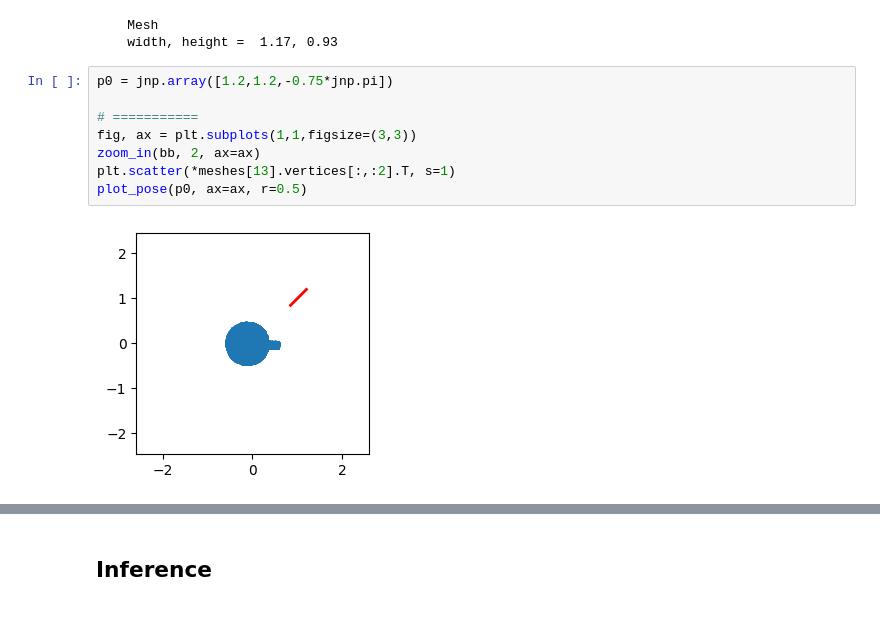
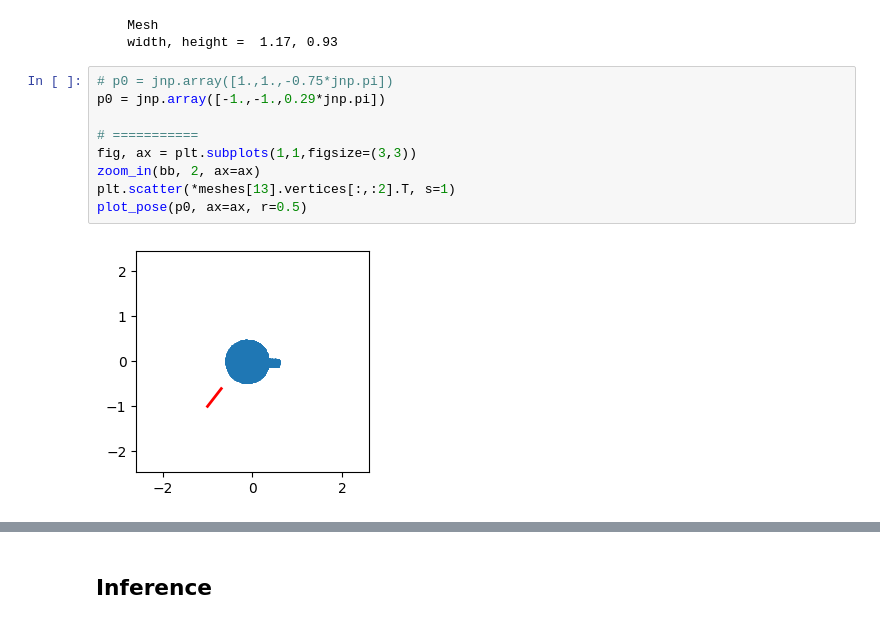
Before and after one commit to probcomp/chi-sight-mkl, a Jupyter notebook: notebooks/bayes3d_paper/01 - Mug.ipynb, the cells around one changed output, grey strips where cells are left out. Cells and saved outputs as stored; diff of their text form.

```diff
--- a/notebooks/bayes3d_paper/01 - Mug.ipynb
+++ b/notebooks/bayes3d_paper/01 - Mug.ipynb
@@ -283,15 +324,16 @@ console.print(f"""
     Mesh
     width, height =  1.17, 0.93
 # %%
-p0 = jnp.array([1.2,1.2,-0.75*jnp.pi])
+# p0 = jnp.array([1.,1.,-0.75*jnp.pi])
+p0 = jnp.array([-1.,-1.,0.29*jnp.pi])
 
 # ===========
 fig, ax = plt.subplots(1,1,figsize=(3,3))
 zoom_in(bb, 2, ax=ax)
 plt.scatter(*meshes[13].vertices[:,:2].T, s=1)
 plot_pose(p0, ax=ax, r=0.5)
 # %% [output]
-[figure, old version]
+[figure, new version]
 # %%
 Y0 = render(lift_pose(p0), inds=[13])
 im     = np.where(Y0[:,:,2]==20.0, jnp.inf, Y0[:,:,2])
```
Also changed, not shown: parts of 34 cells of this notebook, 4 other files.
